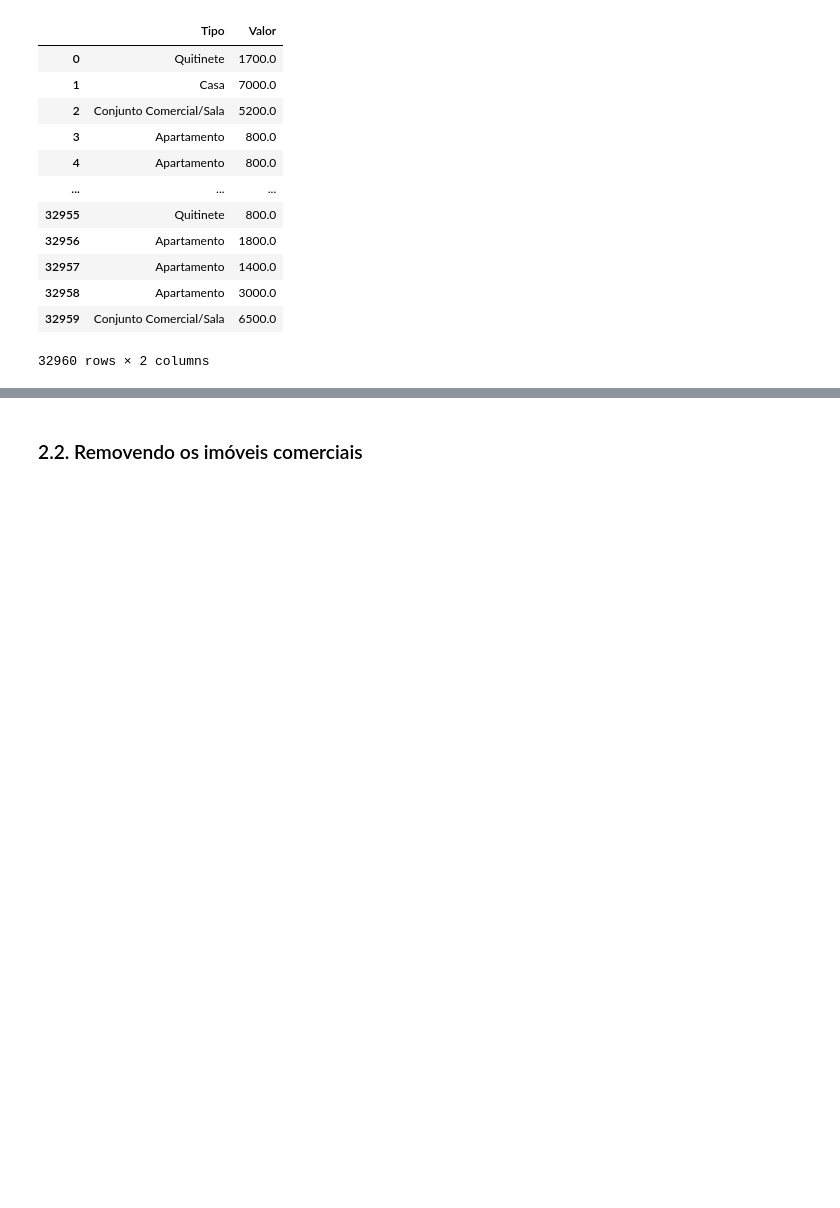
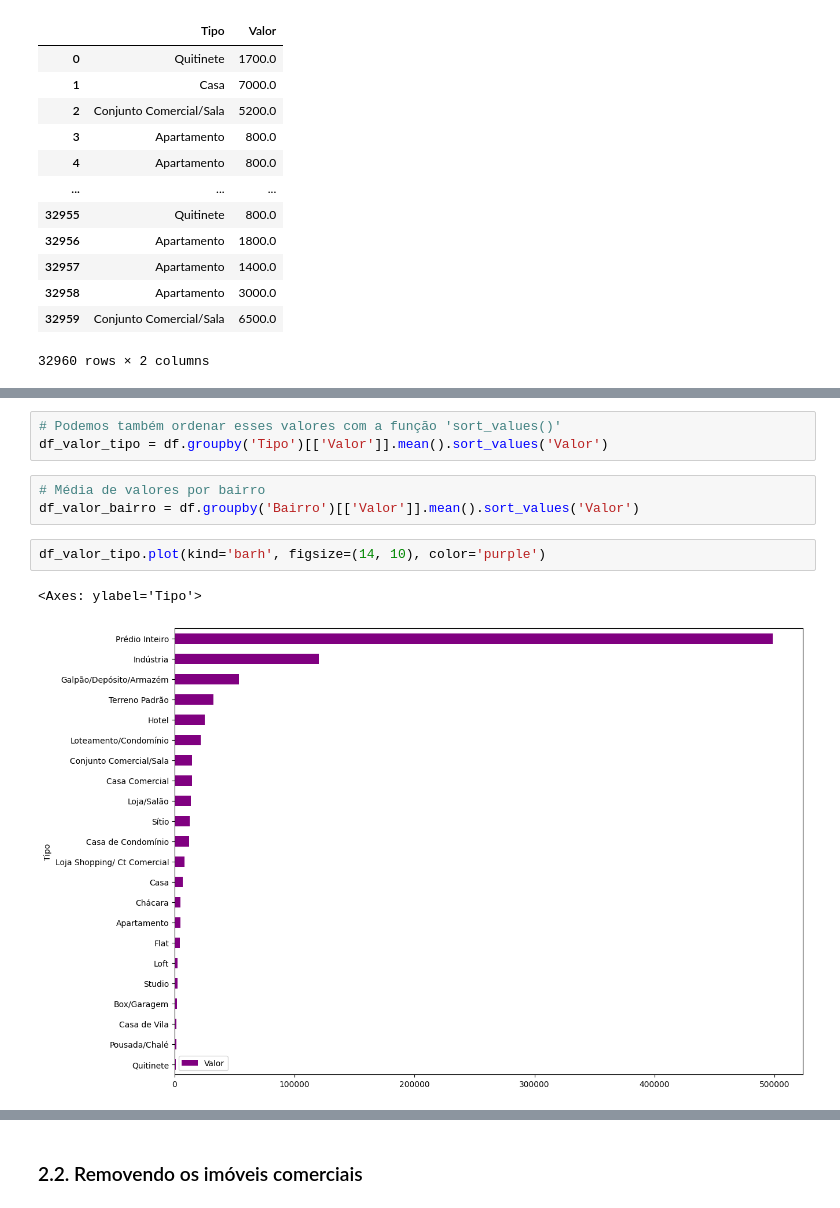
Before and after one commit to KaelDucatti/estudos-ds, a Jupyter notebook: python_for_ds/04_pandas_start/notebook_inicial.ipynb, the cells around one changed output, grey strips where cells are left out. Drawn from its saved outputs; the diff is of its cells as text; blank space fills up the shorter version.

```diff
--- a/python_for_ds/04_pandas_start/notebook_inicial.ipynb
+++ b/python_for_ds/04_pandas_start/notebook_inicial.ipynb
@@ -210,0 +236,11 @@ df.groupby('Tipo').count()
+# %%
+# Podemos também ordenar esses valores com a função 'sort_values()'
+df_valor_tipo = df.groupby('Tipo')[['Valor']].mean().sort_values('Valor')
+# %%
+# Média de valores por bairro
+df_valor_bairro = df.groupby('Bairro')[['Valor']].mean().sort_values('Valor')
+# %%
+df_valor_tipo.plot(kind='barh', figsize=(14, 10), color='purple')
+# %% [output]
+<Axes: ylabel='Tipo'>
+[figure, added]
```
Also changed, not shown: parts of 9 cells of this notebook.
